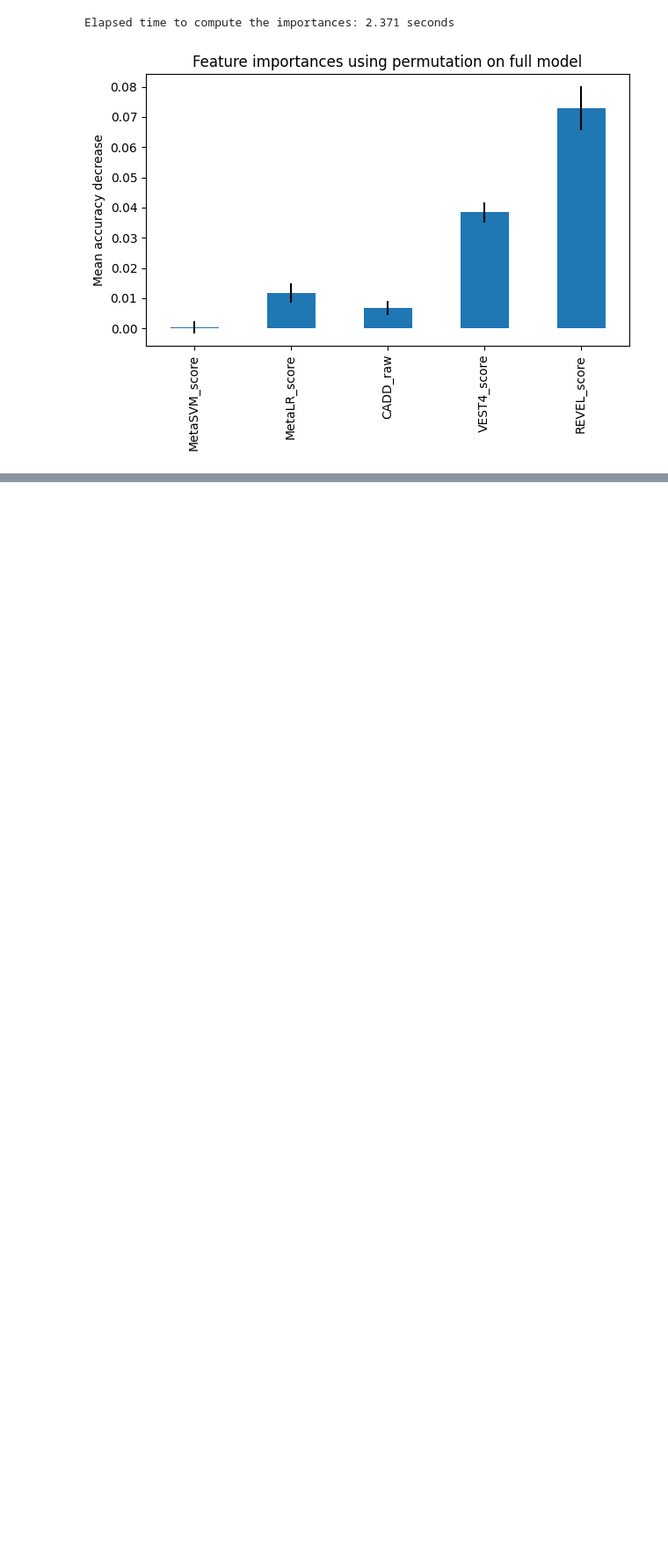
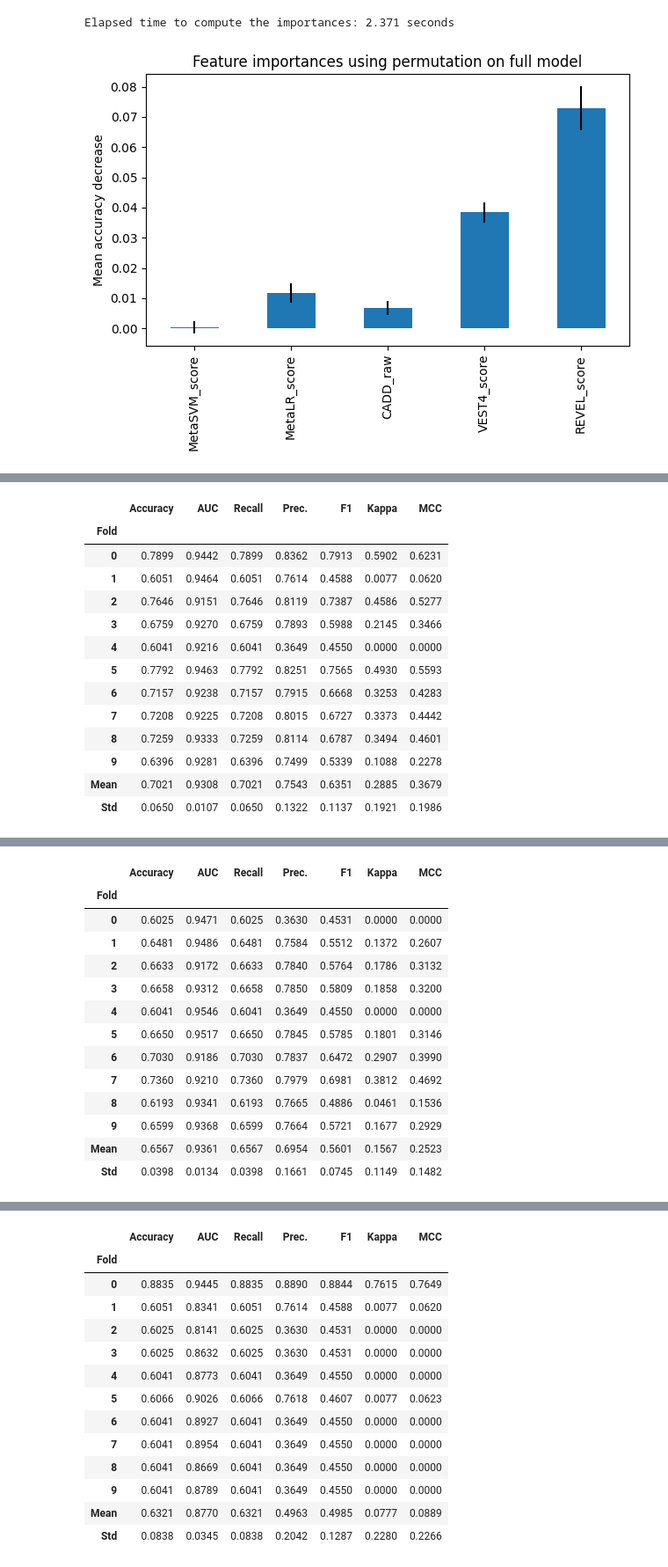
Before and after one commit to mingjutsai/2024_GESW_ML, a Jupyter notebook: GESW_ML_2024.ipynb, the cells around one changed output, grey strips where cells are left out. Shown: that part at 88% size. Drawn from its saved outputs; the diff is of its cells as text; code cells hidden in the pictures; blank space fills up the shorter version.

```diff
--- a/GESW_ML_2024.ipynb
+++ b/GESW_ML_2024.ipynb
@@ -403,0 +466,6 @@ plt.show()
+# %%
+catboost = create_model('catboost')
+xgboost = create_model('xgboost')
+rf = create_model('rf')
+svm = create_model('rbfsvm')
+# %% [output]
@@ -403,0 +473,14 @@ plt.show()
+|  | Accuracy | AUC | Recall | Prec. | F1 | Kappa | MCC |
+| Fold |  |  |  |  |  |  |  |
+| 0 | 0.7899 | 0.9442 | 0.7899 | 0.8362 | 0.7913 | 0.5902 | 0.6231 |
+| 1 | 0.6051 | 0.9464 | 0.6051 | 0.7614 | 0.4588 | 0.0077 | 0.0620 |
+| 2 | 0.7646 | 0.9151 | 0.7646 | 0.8119 | 0.7387 | 0.4586 | 0.5277 |
+| 3 | 0.6759 | 0.9270 | 0.6759 | 0.7893 | 0.5988 | 0.2145 | 0.3466 |
+| 4 | 0.6041 | 0.9216 | 0.6041 | 0.3649 | 0.4550 | 0.0000 | 0.0000 |
+| 5 | 0.7792 | 0.9463 | 0.7792 | 0.8251 | 0.7565 | 0.4930 | 0.5593 |
+| 6 | 0.7157 | 0.9238 | 0.7157 | 0.7915 | 0.6668 | 0.3253 | 0.4283 |
+| 7 | 0.7208 | 0.9225 | 0.7208 | 0.8015 | 0.6727 | 0.3373 | 0.4442 |
+| 8 | 0.7259 | 0.9333 | 0.7259 | 0.8114 | 0.6787 | 0.3494 | 0.4601 |
+| 9 | 0.6396 | 0.9281 | 0.6396 | 0.7499 | 0.5339 | 0.1088 | 0.2278 |
+| Mean | 0.7021 | 0.9308 | 0.7021 | 0.7543 | 0.6351 | 0.2885 | 0.3679 |
+| Std | 0.0650 | 0.0107 | 0.0650 | 0.1322 | 0.1137 | 0.1921 | 0.1986 |
@@ -403,0 +489,14 @@ plt.show()
+|  | Accuracy | AUC | Recall | Prec. | F1 | Kappa | MCC |
+| Fold |  |  |  |  |  |  |  |
+| 0 | 0.6025 | 0.9471 | 0.6025 | 0.3630 | 0.4531 | 0.0000 | 0.0000 |
+| 1 | 0.6481 | 0.9486 | 0.6481 | 0.7584 | 0.5512 | 0.1372 | 0.2607 |
+| 2 | 0.6633 | 0.9172 | 0.6633 | 0.7840 | 0.5764 | 0.1786 | 0.3132 |
+| 3 | 0.6658 | 0.9312 | 0.6658 | 0.7850 | 0.5809 | 0.1858 | 0.3200 |
+| 4 | 0.6041 | 0.9546 | 0.6041 | 0.3649 | 0.4550 | 0.0000 | 0.0000 |
+| 5 | 0.6650 | 0.9517 | 0.6650 | 0.7845 | 0.5785 | 0.1801 | 0.3146 |
+| 6 | 0.7030 | 0.9186 | 0.7030 | 0.7837 | 0.6472 | 0.2907 | 0.3990 |
+| 7 | 0.7360 | 0.9210 | 0.7360 | 0.7979 | 0.6981 | 0.3812 | 0.4692 |
+| 8 | 0.6193 | 0.9341 | 0.6193 | 0.7665 | 0.4886 | 0.0461 | 0.1536 |
+| 9 | 0.6599 | 0.9368 | 0.6599 | 0.7664 | 0.5721 | 0.1677 | 0.2929 |
+| Mean | 0.6567 | 0.9361 | 0.6567 | 0.6954 | 0.5601 | 0.1567 | 0.2523 |
+| Std | 0.0398 | 0.0134 | 0.0398 | 0.1661 | 0.0745 | 0.1149 | 0.1482 |
@@ -403,0 +505,14 @@ plt.show()
+|  | Accuracy | AUC | Recall | Prec. | F1 | Kappa | MCC |
+| Fold |  |  |  |  |  |  |  |
+| 0 | 0.8835 | 0.9445 | 0.8835 | 0.8890 | 0.8844 | 0.7615 | 0.7649 |
+| 1 | 0.6051 | 0.8341 | 0.6051 | 0.7614 | 0.4588 | 0.0077 | 0.0620 |
+| 2 | 0.6025 | 0.8141 | 0.6025 | 0.3630 | 0.4531 | 0.0000 | 0.0000 |
+| 3 | 0.6025 | 0.8632 | 0.6025 | 0.3630 | 0.4531 | 0.0000 | 0.0000 |
+| 4 | 0.6041 | 0.8773 | 0.6041 | 0.3649 | 0.4550 | 0.0000 | 0.0000 |
+| 5 | 0.6066 | 0.9026 | 0.6066 | 0.7618 | 0.4607 | 0.0077 | 0.0623 |
+| 6 | 0.6041 | 0.8927 | 0.6041 | 0.3649 | 0.4550 | 0.0000 | 0.0000 |
+| 7 | 0.6041 | 0.8954 | 0.6041 | 0.3649 | 0.4550 | 0.0000 | 0.0000 |
+| 8 | 0.6041 | 0.8669 | 0.6041 | 0.3649 | 0.4550 | 0.0000 | 0.0000 |
+| 9 | 0.6041 | 0.8789 | 0.6041 | 0.3649 | 0.4550 | 0.0000 | 0.0000 |
+| Mean | 0.6321 | 0.8770 | 0.6321 | 0.4963 | 0.4985 | 0.0777 | 0.0889 |
+| Std | 0.0838 | 0.0345 | 0.0838 | 0.2042 | 0.1287 | 0.2280 | 0.2266 |
```
Also changed, not shown: parts of 10 cells of this notebook.
